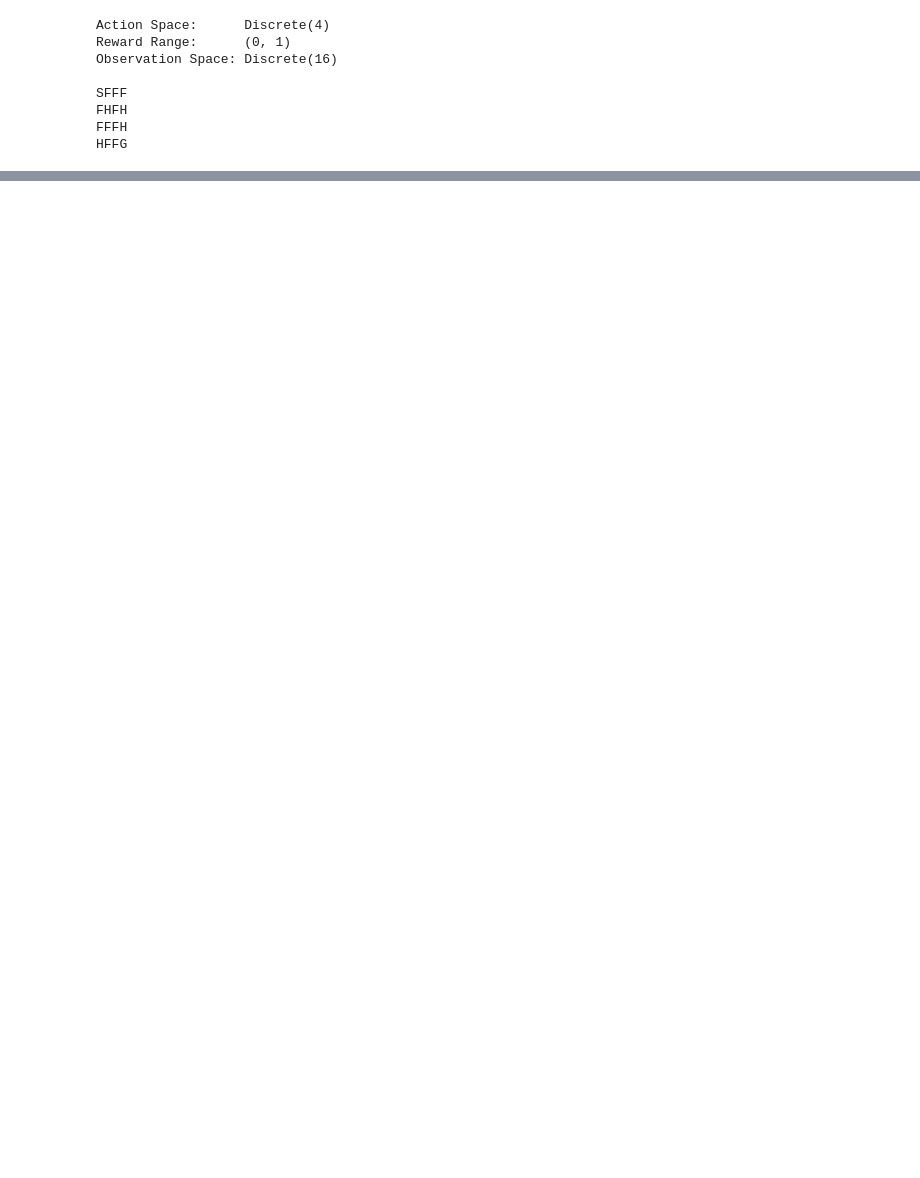
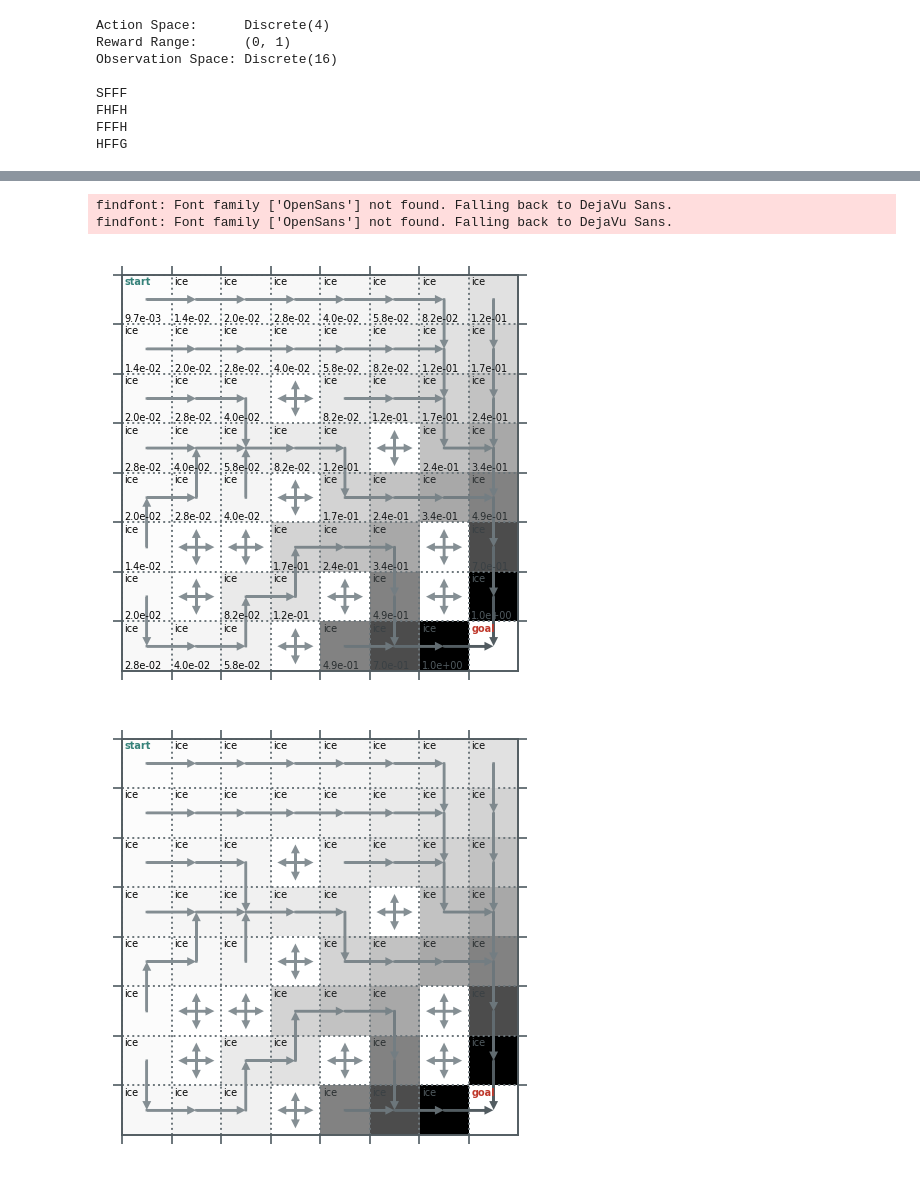
Before and after one commit to deadoralive023/Reinforcement-Learning, a Jupyter notebook: dynamic_programming.ipynb, the cells around one changed output, grey strips where cells are left out. Drawn from its saved outputs; the diff is of its cells as text; code cells hidden in the pictures; blank space fills up the shorter version.

```diff
--- a/dynamic_programming.ipynb
+++ b/dynamic_programming.ipynb
@@ -94,0 +80,41 @@ findfont: Font family ['OpenSans'] not found. Falling back to DejaVu Sans.
+# %%
+def q_from_v(env, V, s, gamma = 1):
+  q = np.zeros(env.nA)
+  for a in range(env.nA):
+    for prob, next_state, reward, done in env.P[s][a]:
+      q[a] += prob * (reward + gamma * V[next_state])
+  return q
+# %%
+def policy_improvement(env, V, gamma = 1):
+  policy = np.zeros([env.nS, env.nA]) / env.nA
+  for s in range(env.nS):
+    q = q_from_v(env, V, s, gamma)
+    best_a = np.argwhere(q==np.max(q)).flatten()
+    policy[s] = np.sum([np.eye(env.nA)[i] for i in best_a], axis=0)/len(best_a)
+  return policy
+# %%
+def policy_iteration(env, gamma = 1, theta = 1e-8):
+  policy = np.ones([env.nS, env.nA]) / env.nA
+  while True:
+    V = policy_evaluation(env, policy, gamma, theta)
+    new_policy = policy_improvement(env, V)
+    if np.max(abs(policy_evaluation(env, policy) - policy_evaluation(env, new_policy))) < theta * 1e2:
+        break;
+    policy = copy.copy(new_policy)
+  return policy, V
+# %%
+name = 'FrozenLake8x8-v0'
+env = gym.make(name, is_slippery=False)
+env.seed(742)
+env.action_space.seed(742)
+policy = np.ones([env.nS, env.nA]) / env.nA
+V = policy_evaluation(env,policy,draw=False)
+# %%
+policy_pi, V_pi = policy_iteration(env, gamma=0.7)
+plot(V_pi,policy_pi,1.0,draw_vals=True)
+plot(V_pi,policy_pi,1.0,draw_vals=False)
+# %% [output]
+findfont: Font family ['OpenSans'] not found. Falling back to DejaVu Sans.
+findfont: Font family ['OpenSans'] not found. Falling back to DejaVu Sans.
+[figure, added]
+[figure, added]
```
Also changed, not shown: parts of 2 cells of this notebook.
